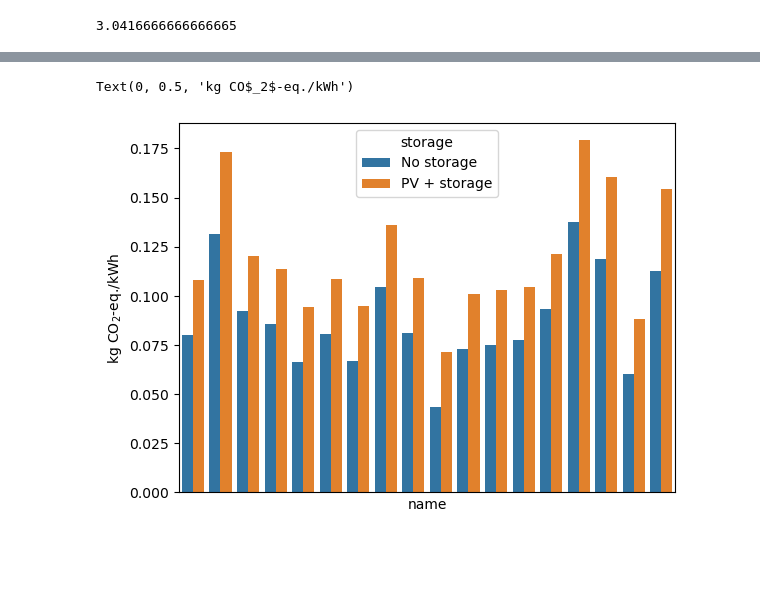
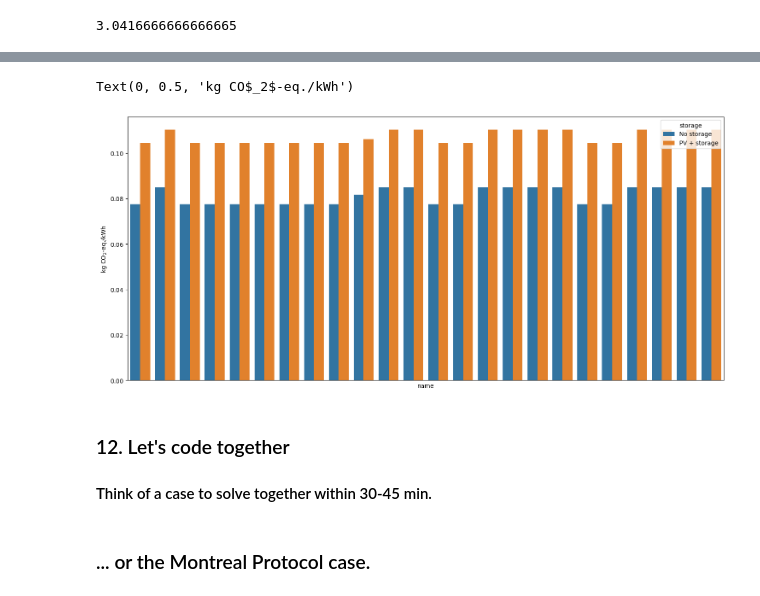
Before and after one commit to romainsacchi/wurst-premise-training-2024, a Jupyter notebook: tutorials/wurst/wurst_tutorial_notebook with solutions.ipynb, the cells around one changed output, grey strips where cells are left out. Drawn from its saved outputs; the diff is of its cells as text; code cells hidden in the pictures; blank space fills up the shorter version.

```diff
--- a/tutorials/wurst/wurst_tutorial_notebook with solutions.ipynb
+++ b/tutorials/wurst/wurst_tutorial_notebook with solutions.ipynb
@@ -734,7 +765,7 @@ FU = [
         "ecoinvent 3.9.1 cutoff", "PV 2035", "PV 2050"
     ] for act in bw2data.Database(db) if "electricity production" in act["name"]
     and "photovoltaic" in act["name"] and act["unit"] == "kilowatt hour"
-    and act["location"] == "CH"
+    and "CA" in act["location"]
 ]
 # %%
 len(FU)
@@ -863,7 +902,7 @@ FU_contributions = [
         "ecoinvent 3.9.1 cutoff", "PV 2050 - eff", "PV 2050 - eff - lifetime", "PV 2050"
     ] for act in bw2data.Database(db) if "electricity production" in act["name"]
     and "photovoltaic" in act["name"] and act["unit"] == "kilowatt hour"
-    and act["location"] == "CH"
+    and "CA" in act["location"]
 ]
 # %%
 bw2calc.multi_lca.calculation_setups["PVs - transf contributions"] = {
@@ -1022,7 +1065,7 @@ FU_storage = [
         "ecoinvent 3.9.1 cutoff", "PV + storage",
     ] for act in bw2data.Database(db) if "electricity production" in act["name"]
     and "photovoltaic" in act["name"] and act["unit"] == "kilowatt hour"
-    and act["location"] == "CH" and "3kWp" in act["name"]
+    and act["location"] in ca_provinces and "3kWp" in act["name"]
 ]
 # %%
 bw2calc.multi_lca.calculation_setups["PVs - energy storage"] = {
@@ -1035,7 +1078,7 @@ acts = [list(d.keys())[0] for d in lca.func_units]
 # %%
 results = pd.DataFrame(
     zip(
-        [a["name"] for a in acts],
+        [(a["name"], a["location"]) for a in acts],
         [a["database"] for a in acts],
         lca.results.flatten()
     ),
@@ -1046,9 +1089,16 @@ results = results.replace("ecoinvent 3.9.1 cutoff", "No storage")
 results["year"] = results["storage"].astype("str")
 # %%
 # plot with seaborn barplot
+plt.figure(figsize=(18,8))
 sns.barplot(data=results, x='name', y='GWP', hue='storage')
 plt.xticks([])
 plt.ylabel("kg CO$_2$-eq./kWh")
 # %% [output]
 Text(0, 0.5, 'kg CO$_2$-eq./kWh')
-[figure, old version]
+[figure, new version]
+# %% [markdown]
+### 12. Let's code together
+
+#### Think of a case to solve together within 30-45 min.
+# %% [markdown]
+### ... or the Montreal Protocol case.
```
Also changed, not shown: parts of 42 cells of this notebook, 3 other files.
